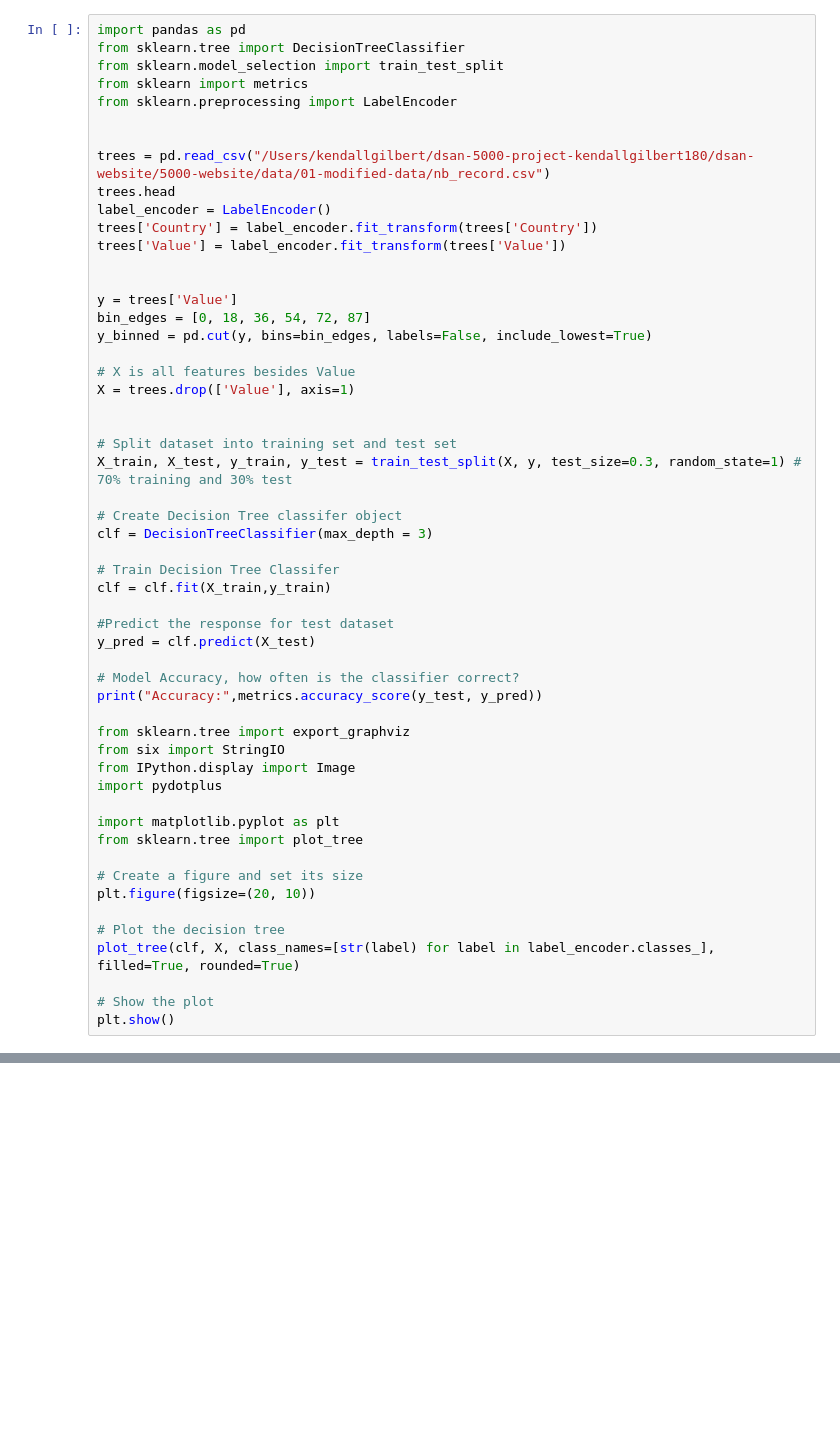
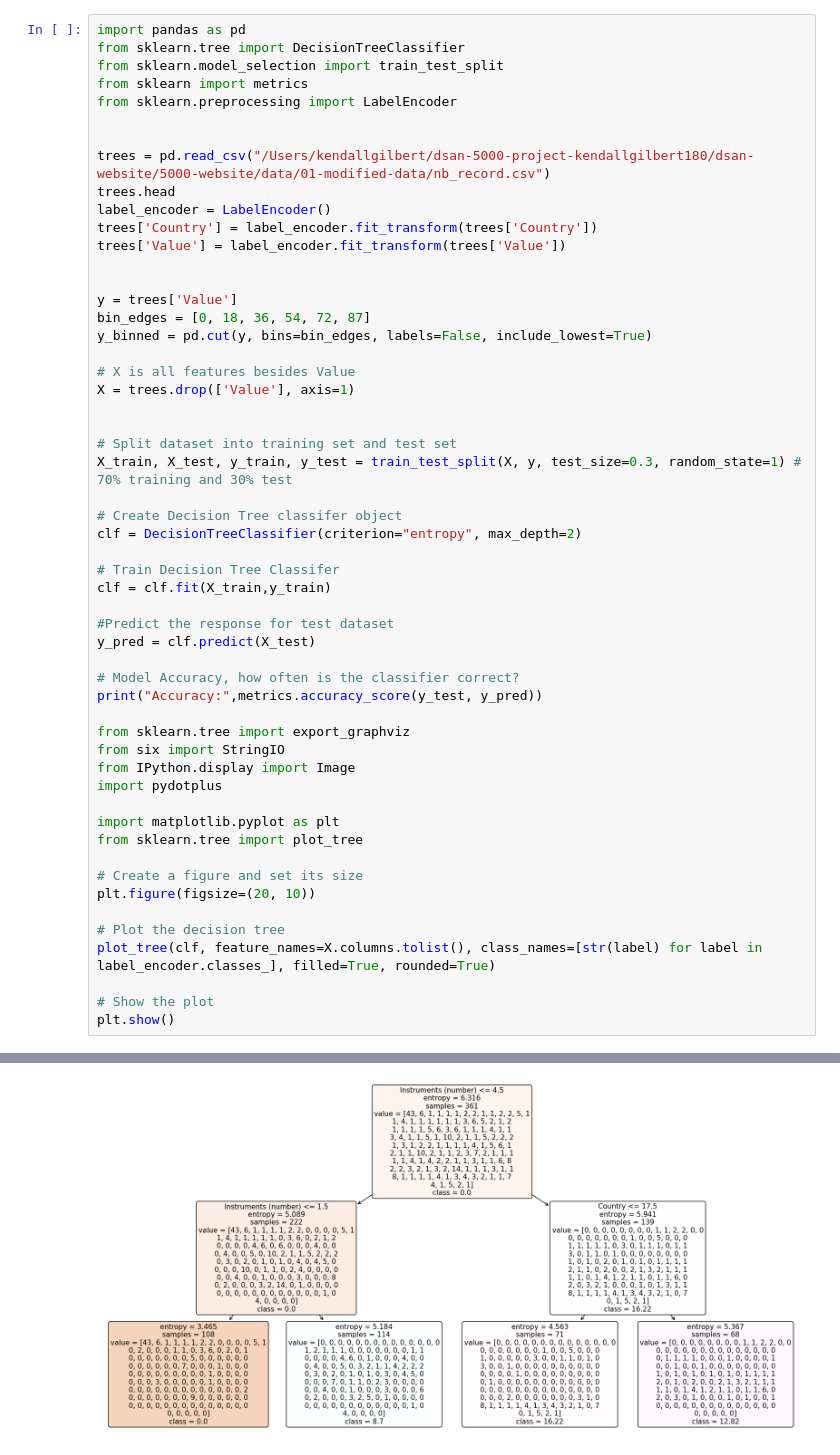
Before and after one commit to anly501/dsan-5000-project-kendallgilbert180, a Jupyter notebook: dsan-website/5000-website/trees_attempt.ipynb, the cells around one changed output, grey strips where cells are left out. Cells and saved outputs as stored; diff of their text form; blank space fills up the shorter version.

```diff
--- a/dsan-website/5000-website/trees_attempt.ipynb
+++ b/dsan-website/5000-website/trees_attempt.ipynb
@@ -25,7 +25,7 @@ X = trees.drop(['Value'], axis=1)
 X_train, X_test, y_train, y_test = train_test_split(X, y, test_size=0.3, random_state=1) # 70% training and 30% test
 
 # Create Decision Tree classifer object
-clf = DecisionTreeClassifier(max_depth = 3)
+clf = DecisionTreeClassifier(criterion="entropy", max_depth=2)
 
 # Train Decision Tree Classifer
 clf = clf.fit(X_train,y_train)
@@ -48,7 +48,7 @@ from sklearn.tree import plot_tree
 plt.figure(figsize=(20, 10))
 
 # Plot the decision tree
-plot_tree(clf, X, class_names=[str(label) for label in label_encoder.classes_], filled=True, rounded=True)
+plot_tree(clf, feature_names=X.columns.tolist(), class_names=[str(label) for label in label_encoder.classes_], filled=True, rounded=True)
 
 # Show the plot
 plt.show()
@@ -58,0 +57 @@ TypeError: too many positional arguments
+[figure, added]
```
Also changed, not shown: parts of 1 cell of this notebook, 15 other files.
